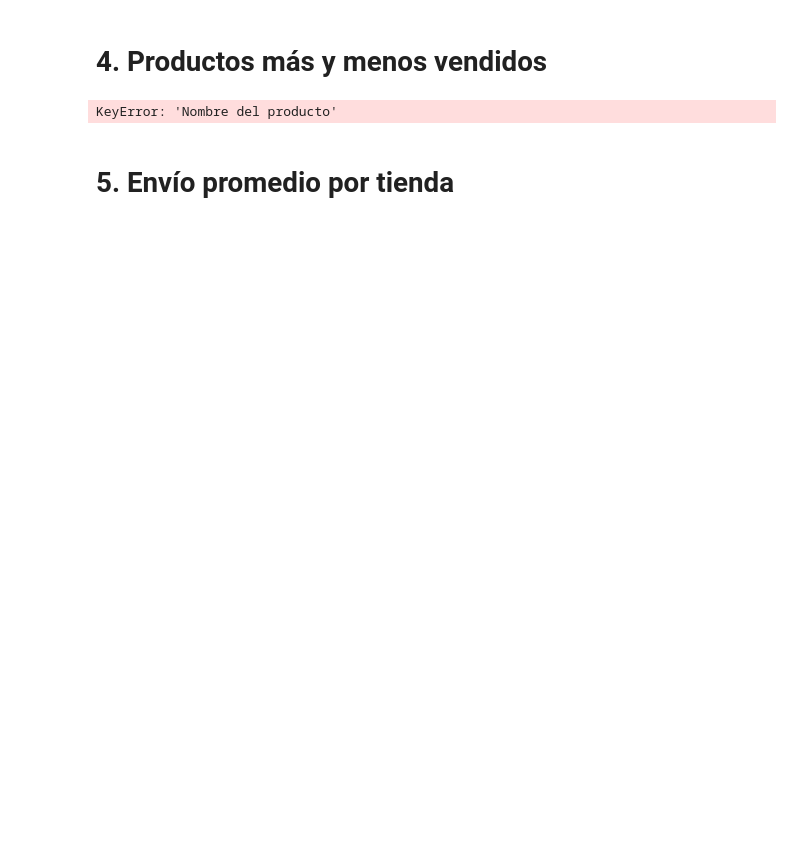
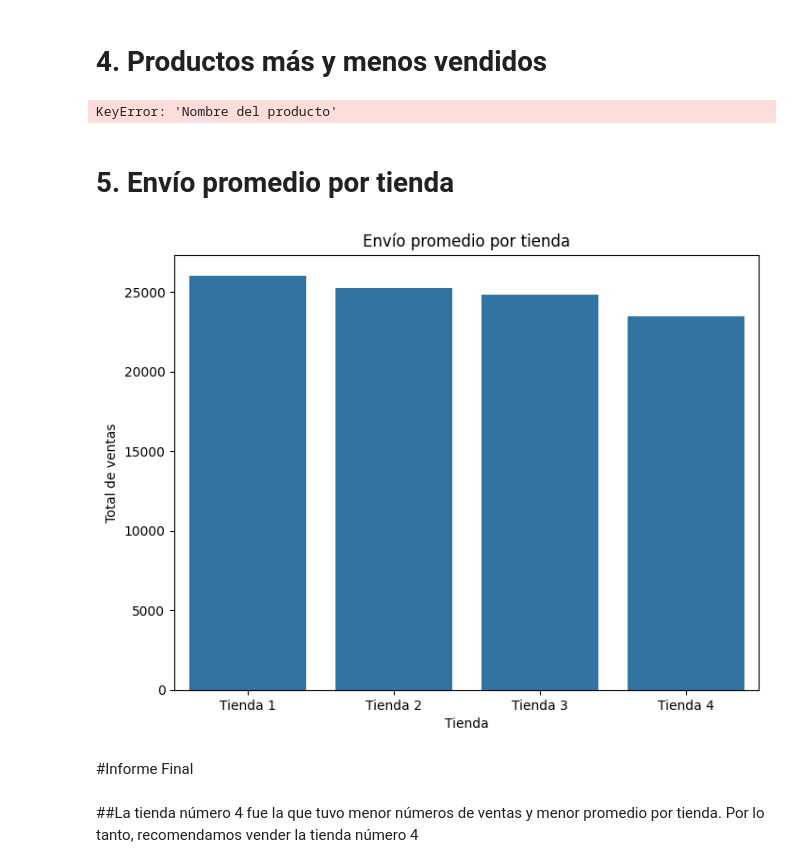
Before and after one commit to Aldo380/AuluraStoreChallenge, a Jupyter notebook: AluraStoreLatam.ipynb, the cells around one changed output. Drawn from its saved outputs; the diff is of its cells as text; code cells hidden in the pictures; blank space fills up the shorter version.

```diff
--- a/AluraStoreLatam.ipynb
+++ b/AluraStoreLatam.ipynb
@@ -203,3 +237,17 @@ envío_promedio3 = tienda3["Costo de envío"].mean()
 # %%
 envío_promedio4 = tienda4["Costo de envío"].mean()
 #
+# %%
+
+plt.figure(figsize=(8, 6))
+sns.barplot(x=['Tienda 1', 'Tienda 2', 'Tienda 3', 'Tienda 4'], y=[envio_promedio1, envío_promedio2, envío_promedio3, envío_promedio4])
+plt.xlabel('Tienda')
+plt.ylabel('Total de ventas')
+plt.title('Envío promedio por tienda')
+plt.show()
+# %% [output]
+[figure, added]
+# %% [markdown]
+#Informe Final
+# %% [markdown]
+##La tienda número 4 fue la que tuvo menor números de ventas y menor promedio por tienda. Por lo tanto, recomendamos vender la tienda número 4
```
Also changed, not shown: parts of 5 cells of this notebook.
